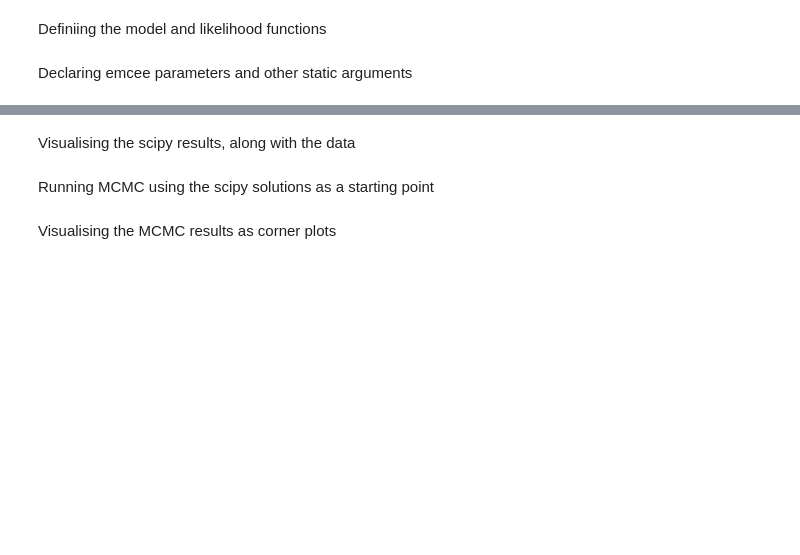
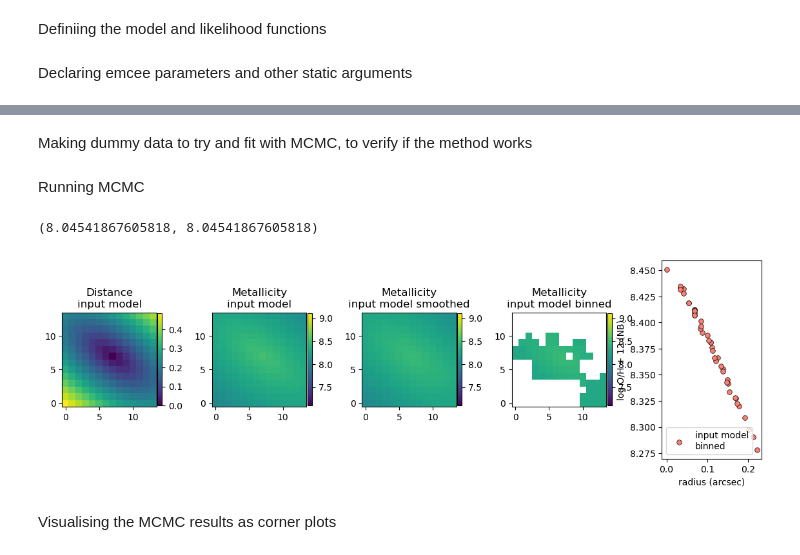
Before and after one commit to ayanacharyya/passage, a Jupyter notebook: lenstronomy_test.ipynb, the cells around one changed output, grey strips where cells are left out. Saved outputs shown, nothing was run; the diff lists cells and outputs as text; code cells hidden in the pictures; blank space fills up the shorter version.

```diff
--- a/lenstronomy_test.ipynb
+++ b/lenstronomy_test.ipynb
@@ -382,2 +427,0 @@ print(soln.x)
-# %% [markdown]
-Visualising the scipy results, along with the data
@@ -386,4 +428,16 @@ fig_scipy = make_plots(soln.x)
+# %% [markdown]
+Making dummy data to try and fit with MCMC, to verify if the method works
 # %% [markdown]
-Running MCMC using the scipy solutions as a starting point
+Running MCMC
+# %%
+params_dummy = [-1, 8.5, 0.7, 45, 7, 7]
+logOH_df_dummy, distance_map_dummy, logOH_map_dummy, logOH_map_dummy_smoothed, logOH_map_dummy_binned = compute_model(params_dummy, light_map, psf_array, bin_IDs_map)
+logOH_df_dummy = logOH_df_dummy.rename(columns={'log_OH_model': 'log_OH'})
+logOH_df_dummy['log_OH_u'] = logOH_df_dummy['log_OH'] / 10 # fake error of 10%
+fig_dummy = make_param_plots(params_dummy)
+np.min(logOH_map_dummy_smoothed), np.nanmin(logOH_map_dummy_smoothed)
+# %% [output]
+(8.04541867605818, 8.04541867605818)
+[figure, added]
 # %%
 pos = params_init + 1e-4 * np.random.randn(nwalkers, ndim)
```
Also changed, not shown: parts of 17 cells of this notebook, 4 other files.
